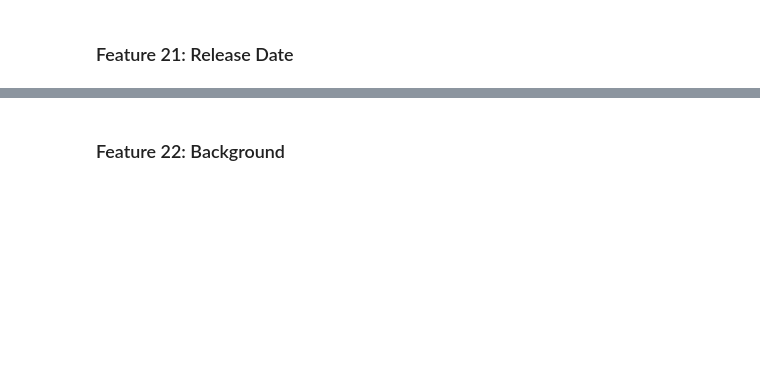
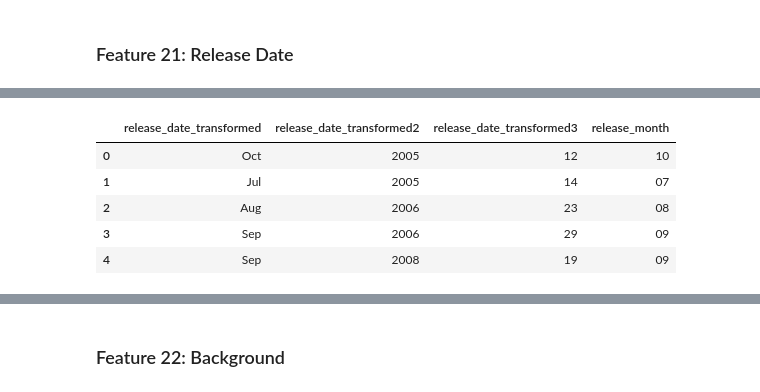
Before and after one commit to argwood/IndieP, a Jupyter notebook: IndieP_Data_Cleaning.ipynb, the cells around one changed output, grey strips where cells are left out. Saved outputs shown, nothing was run; the diff lists cells and outputs as text; code cells hidden in the pictures; blank space fills up the shorter version.

```diff
--- a/IndieP_Data_Cleaning.ipynb
+++ b/IndieP_Data_Cleaning.ipynb
@@ -468,0 +730,29 @@ cols_to_move.append('website')
+# %%
+def split_col(df, col, new_col, splitter):
+    '''Splits a column on a delimiter; replaces col with the substring before the delimiter, and makes a new col with the
+    substring after the delimiter. Assigns an empty string if the string does not contain the delimiter'''
+
+    df[col], df[new_col] = df[col].str.split(splitter, 1).str
+    df[new_col] = df[new_col].fillna('')
+    return df
+
+def convert(df, col, new_col, fn):
+    '''Creates a new column where the a function is applied to a column'''
+    df[col] = df[col].replace({'': np.nan})
+    df[new_col] = df[col].map(fn, na_action='ignore')
+    df[col] = df[col].fillna('')
+    df[new_col] = df[new_col].fillna('')
+    return df
+
+
+def merge_col(df, col1, col2, splitter):
+    '''Replaces col1 with the concatenation of col1 and col2, separated by the delimiter provided. The delimiter is
+    ignored if either col1 or col2 are empty'''
+
+    df[col1] = df[col1].str.cat(df[col2], sep = splitter)
+    df[col1] = df[col1].replace({splitter: ''})
+    return df
+# %%
+data_steam = split_col(data_steam, 'release_date_transformed', 'release_date_transformed2', ', ') #split between day and year on comma
+# %%
+data_steam = split_col(data_steam, 'release_date_transformed', 'release_date_transformed3', ' ') #split between month and day on space
@@ -468,0 +776,9 @@ cols_to_move.append('website')
+# %%
+data_steam[['release_date_transformed','release_date_transformed2','release_date_transformed3', 'release_month']].head()
+# %% [output]
+|  | release_date_transformed | release_date_transformed2 | release_date_transformed3 | release_month |
+| 0 | Oct | 2005 | 12 | 10 |
+| 1 | Jul | 2005 | 14 | 07 |
+| 2 | Aug | 2006 | 23 | 08 |
+| 3 | Sep | 2006 | 29 | 09 |
+| 4 | Sep | 2008 | 19 | 09 |
```
Also changed, not shown: parts of 89 cells of this notebook.
